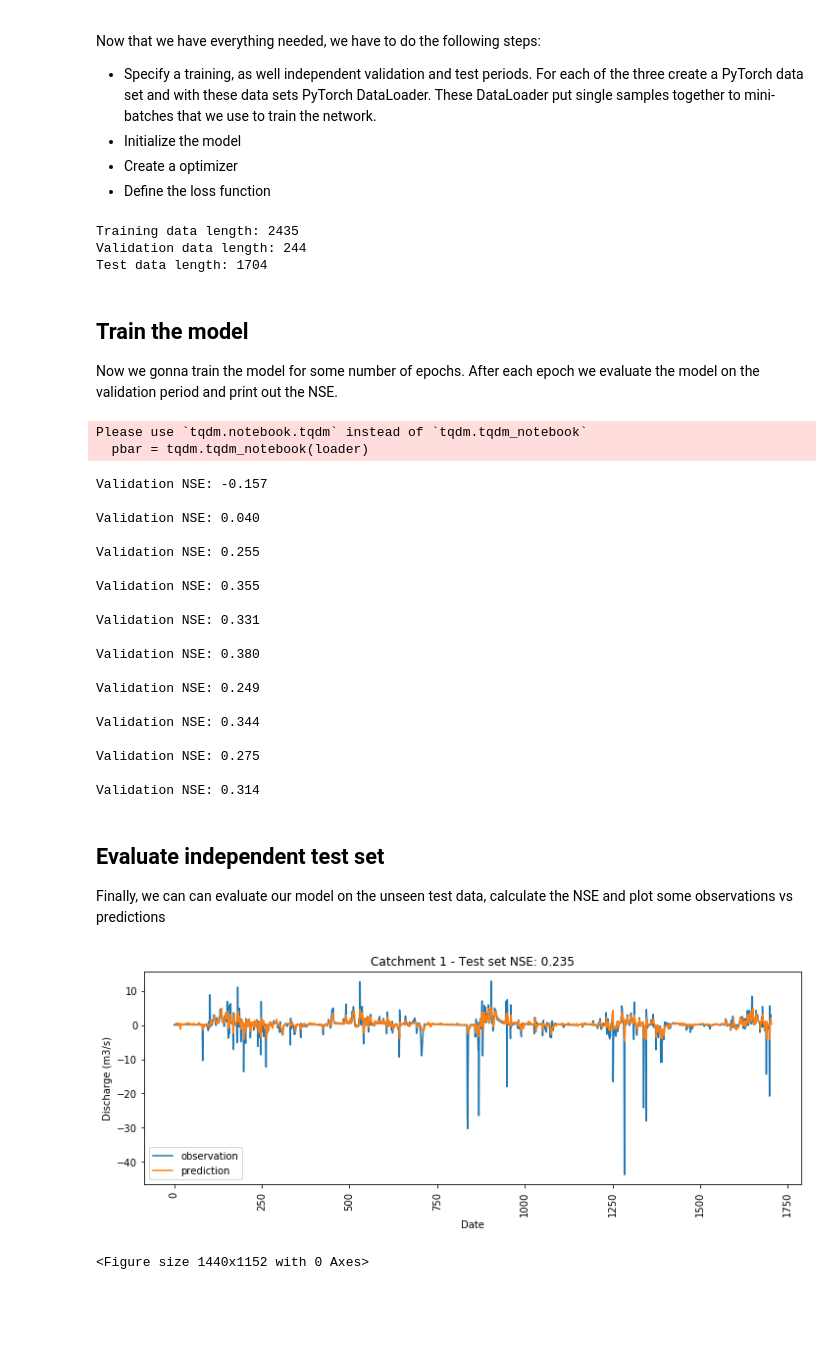
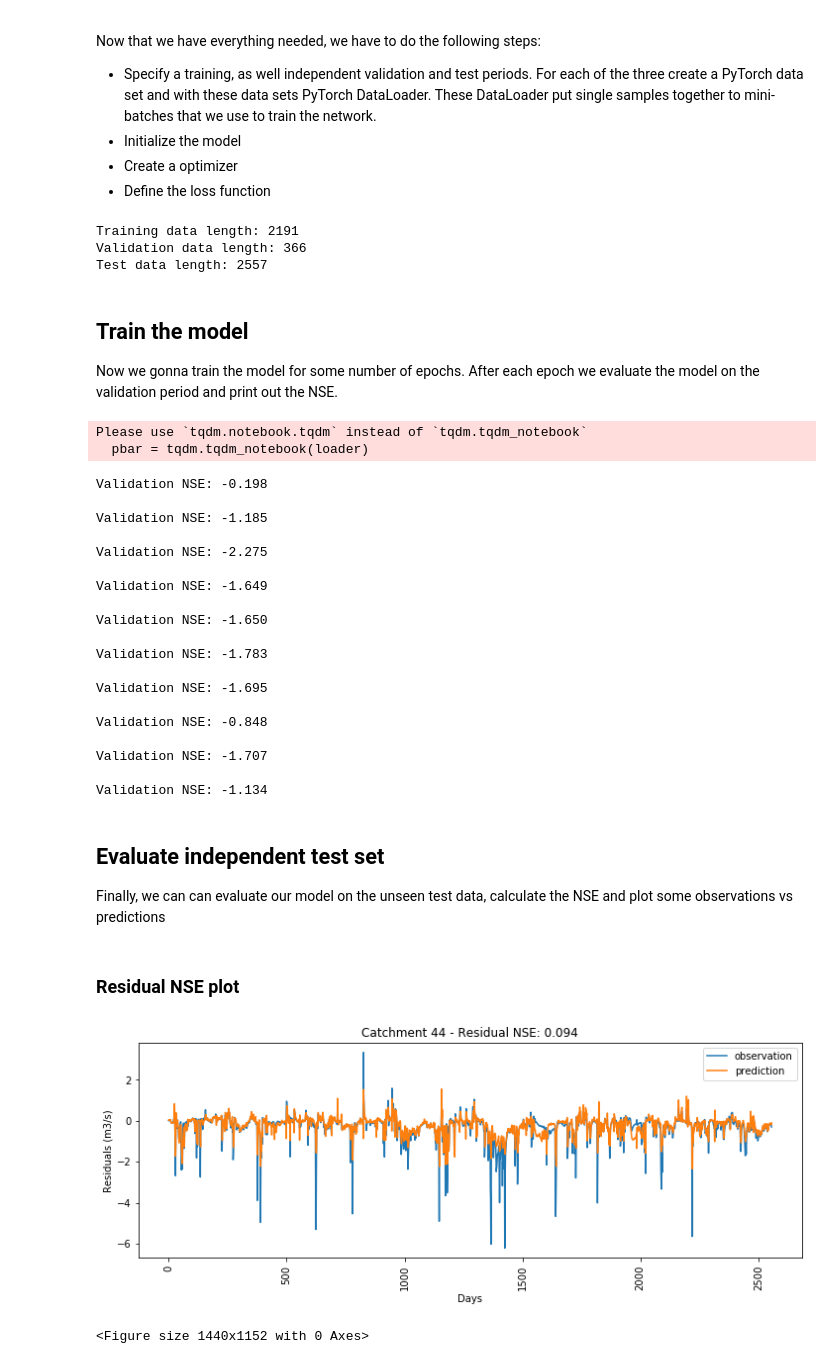
Before and after one commit to chrskj/TTK4853-hbv-ham5, a Jupyter notebook: Python/NVE_LSTM.ipynb, the cells around one changed output. Drawn from its saved outputs; the diff is of its cells as text; code cells hidden in the pictures; blank space fills up the shorter version.

Commit message:
add: python version of LSTM notebook for looping through all catchments

```diff
--- a/Python/NVE_LSTM.ipynb
+++ b/Python/NVE_LSTM.ipynb
@@ -34,7 +34,7 @@ import glob
 # Globals
 DEVICE = torch.device("cuda:0" if torch.cuda.is_available() else "cpu") # This line checks if GPU is available
 
-file_nr = 1
+file_nr = 44# 65 66 88 92 94 97 99
 # %% [markdown]
 ## Data loading
 ### NVE specific data loader functions
@@ -552,7 +552,7 @@ sequence_length = 365 # Length of the meteorological record provided to the netw
 ##############
 
 # Training data
-start_date = pd.to_datetime("2000-01-01", format="%Y-%m-%d")
+start_date = pd.to_datetime("2000-09-01", format="%Y-%m-%d")
 end_date = pd.to_datetime("2007-08-31", format="%Y-%m-%d")
 ds_train = NVE_TXT(catchment, seq_length=sequence_length, period="train", dates=[start_date, end_date])
 tr_loader = DataLoader(ds_train, batch_size=256, shuffle=True)
@@ -561,7 +561,7 @@ print(f"Training data length: {len(ds_train)}")
 # Validation data. We use the feature means/stds of the training period for normalization
 means = ds_train.get_means()
 stds = ds_train.get_stds()
-start_date = pd.to_datetime("2008-01-01", format="%Y-%m-%d")
+start_date = pd.to_datetime("2007-09-01", format="%Y-%m-%d")
 end_date = pd.to_datetime("2009-08-31", format="%Y-%m-%d")
 ds_val = NVE_TXT(catchment, seq_length=sequence_length, period="eval", dates=[start_date, end_date],
                      means=means, stds=stds)
@@ -569,9 +569,9 @@ val_loader = DataLoader(ds_val, batch_size=2048, shuffle=False)
 print(f"Validation data length: {len(ds_val)}")
 
 # Test data. We use the feature means/stds of the training period for normalization
-start_date = pd.to_datetime("2010-01-01", format="%Y-%m-%d")
-end_date = pd.to_datetime("2015-08-31", format="%Y-%m-%d")
-ds_test = NVE_TXT(catchment, seq_length=sequence_length, period="eval", dates=[start_date, end_date],
+start_date_test = pd.to_datetime("2007-09-01", format="%Y-%m-%d")
+end_date_test = pd.to_datetime("2015-08-31", format="%Y-%m-%d")
+ds_test = NVE_TXT(catchment, seq_length=sequence_length, period="eval", dates=[start_date_test, end_date_test],
                      means=means, stds=stds)
 test_loader = DataLoader(ds_test, batch_size=2048, shuffle=False)
 print(f"Test data length: {len(ds_test)}")
@@ -585,9 +585,9 @@ model = Model(hidden_size=hidden_size, dropout_rate=dropout_rate).to(DEVICE)
 optimizer = torch.optim.Adam(model.parameters(), lr=learning_rate)
 loss_func = nn.MSELoss()
 # %% [output]
-Training data length: 2435
-Validation data length: 244
-Test data length: 1704
+Training data length: 2191
+Validation data length: 366
+Test data length: 2557
 # %% [markdown]
 ## Train the model
 Now we gonna train the model for some number of epochs. After each epoch we evaluate the model on the validation period and print out the NSE.
@@ -603,51 +603,55 @@ for i in range(n_epochs):
 # %% [output]
 Please use `tqdm.notebook.tqdm` instead of `tqdm.tqdm_notebook`
   pbar = tqdm.tqdm_notebook(loader)
-Validation NSE: -0.157
+Validation NSE: -0.198
 
-Validation NSE: 0.040
+Validation NSE: -1.185
 
-Validation NSE: 0.255
+Validation NSE: -2.275
 
-Validation NSE: 0.355
+Validation NSE: -1.649
 
-Validation NSE: 0.331
+Validation NSE: -1.650
 
-Validation NSE: 0.380
+Validation NSE: -1.783
 
-Validation NSE: 0.249
+Validation NSE: -1.695
 
-Validation NSE: 0.344
+Validation NSE: -0.848
 
-Validation NSE: 0.275
+Validation NSE: -1.707
 
-Validation NSE: 0.314
+Validation NSE: -1.134
 # %% [markdown]
 ## Evaluate independent test set
 Finally, we can can evaluate our model on the unseen test data, calculate the NSE and plot some observations vs predictions
+# %% [markdown]
+### Residual NSE plot
 # %%
 # Evaluate on test set
 obs, preds = eval_model(model, test_loader)
 preds = ds_val.local_rescale(preds.numpy(), variable='output')
 obs = obs.numpy()
 nse = calc_nse(obs, preds)
 
 # Plot results
 fig, ax = plt.subplots(figsize=(12, 4))
 
 #start_date = ds_test.dates[0]
 #end_date = ds_test.dates[1] + pd.DateOffset(days=1)
 #date_range = pd.date_range(start_date, end_date)
 
 plt.figure(figsize=(20, 16))
 ax.plot(obs, label="observation")
 ax.plot(preds, label="prediction")
 ax.legend()
 
-ax.set_title(f"Catchment {catchment} - Test set NSE: {nse:.3f}")
+ax.set_title(f"Catchment {catchment} - Residual NSE: {nse:.3f}")
 ax.xaxis.set_tick_params(rotation=90)
-ax.set_xlabel("Date")
-_ = ax.set_ylabel("Discharge (m3/s)")
+ax.set_xlabel("Days")
+_ = ax.set_ylabel("Residuals (m3/s)")
+
+fig.savefig(f"LSTM Plots/LSTM_Residuals_&_BB_test_NSE_{file_nr}.png")
 # %% [output]
-[figure, old version]
+[figure, new version]
 <Figure size 1440x1152 with 0 Axes>
```
Also changed, not shown: parts of 11 cells of this notebook, 1 other file.
